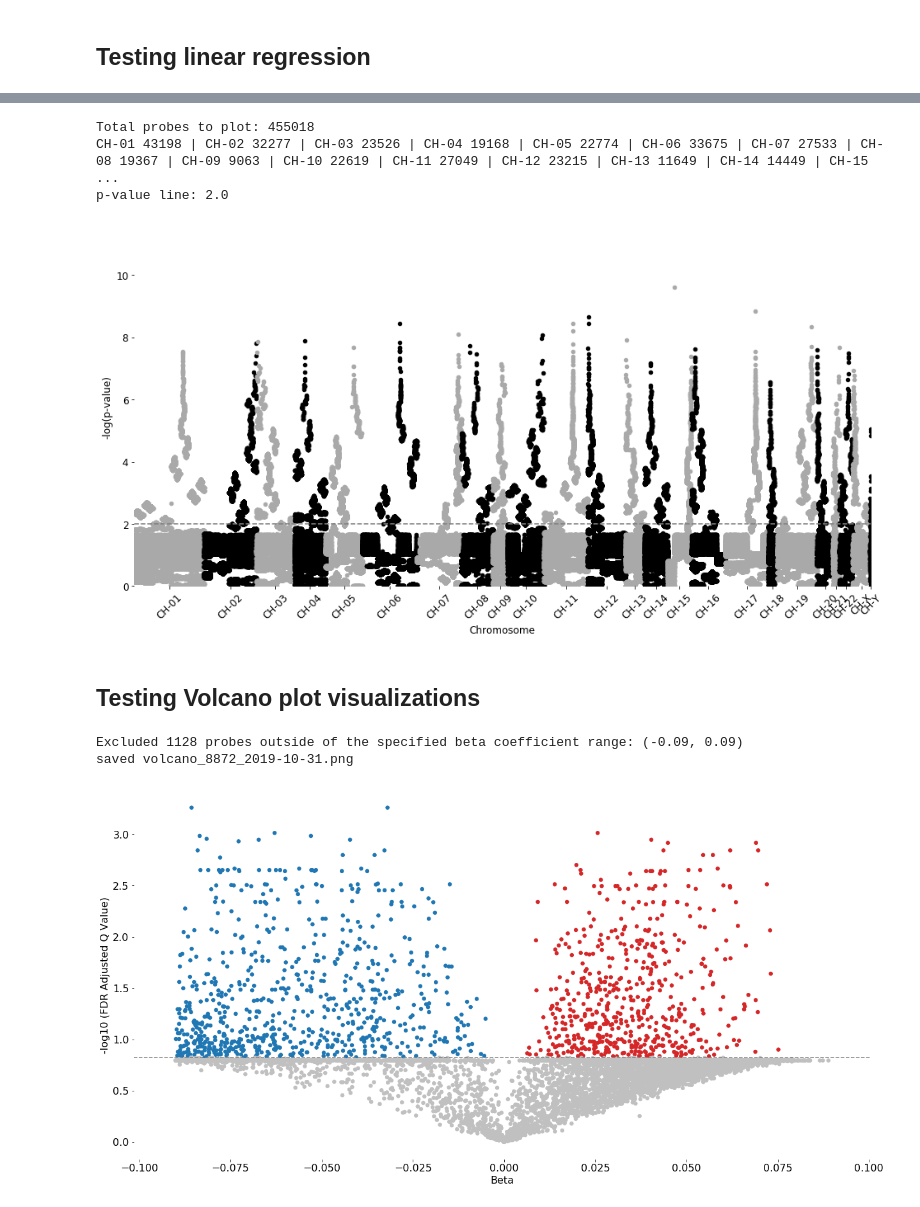
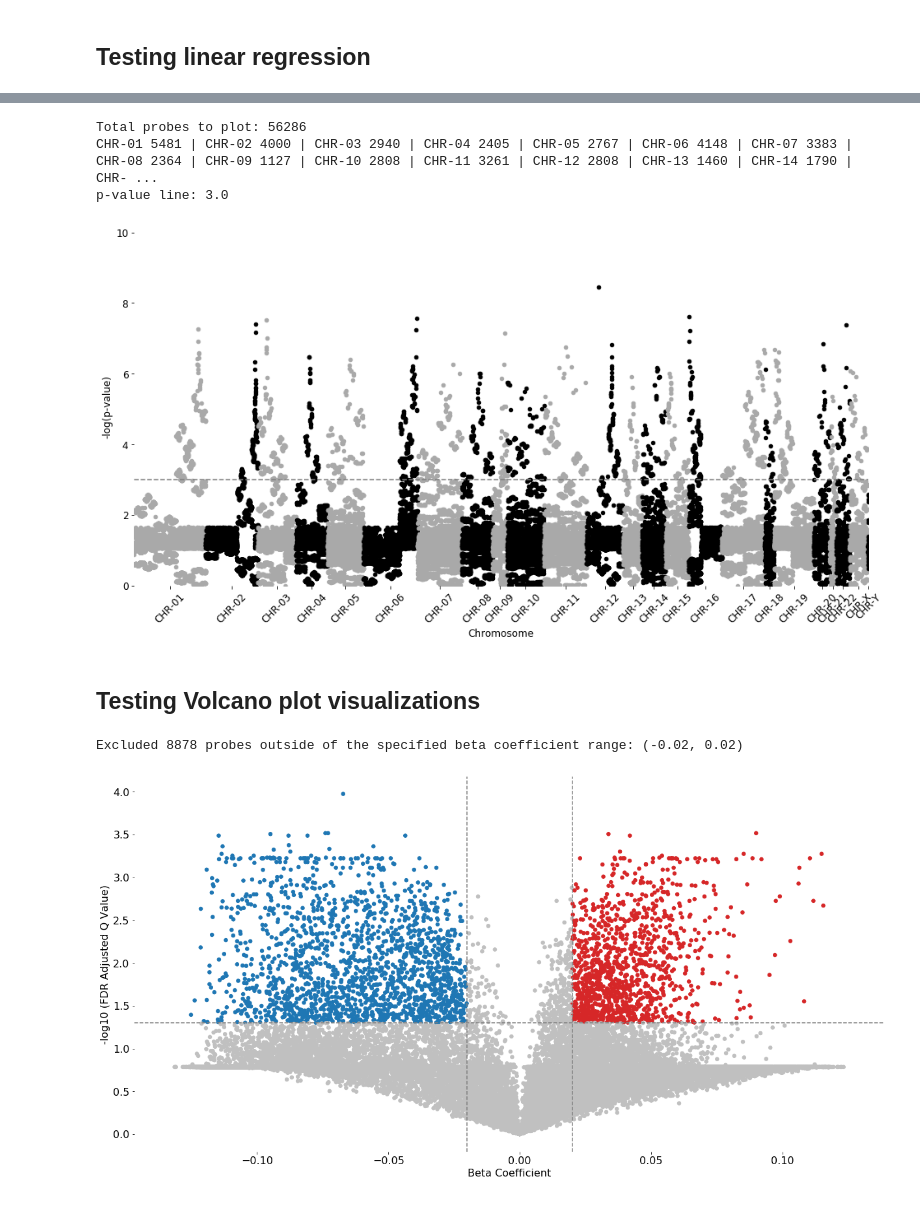
Before and after one commit to FoxoTech/methylize, a Jupyter notebook: docs/demo_diff_meth_pos.ipynb, the cells around one changed output, grey strips where cells are left out. Cells and saved outputs as stored; diff of their text form; code cells hidden in the pictures.

```diff
--- a/docs/demo_diff_meth_pos.ipynb
+++ b/docs/demo_diff_meth_pos.ipynb
@@ -46,8 +23,8 @@ dir()
 # %%
 # load a processed dataset and the phenotype list per sample.
 # in CLI I ran `python -m methylprep process -d GSE69852_copy --betas --m_value to make these files.
-betas = pd.read_pickle('data/GSE69852_beta_values.pkl')
-m_values = pd.read_pickle('data/GSE69852_m_values.pkl')
+betas = pd.read_pickle('../methylize/data/GSE69852_beta_values.pkl')
+m_values = pd.read_pickle('../methylize/data/GSE69852_m_values.pkl')
 betas.head()
 #m_values.head()
 # %% [output]
@@ -134,7 +87,7 @@ interesting_probes
 test_pheno_data2 = ["0","0","0","52","54","57"]
 # %%
 # Run a linear regression on the methylation data versus age of sample
-test_results2 = diff_meth_pos(test_M_values_T, #.iloc[:,:], # ALL probes. slow!
+test_results2 = diff_meth_pos(test_M_values_T.sample(60000, axis=1), #.iloc[:,:], # ALL probes. slow!
                               test_pheno_data2,
                               regression_method="linear")
 # %% [output]
@@ -154,15 +107,14 @@ interesting_probes.head()
 # %%
-manhattan_plot(test_results2, cutoff=0.01, palette='Gray3', save=False)
+manhattan_plot(test_results2, cutoff=0.001, palette='Gray3', save=False)
 # %% [output]
-Total probes to plot: 455018
-CH-01 43198 | CH-02 32277 | CH-03 23526 | CH-04 19168 | CH-05 22774 | CH-06 33675 | CH-07 27533 | CH-08 19367 | CH-09 9063 | CH-10 22619 | CH-11 27049 | CH-12 23215 | CH-13 11649 | CH-14 14449 | CH-15 ...
-p-value line: 2.0
+Total probes to plot: 56286
+CHR-01 5481 | CHR-02 4000 | CHR-03 2940 | CHR-04 2405 | CHR-05 2767 | CHR-06 4148 | CHR-07 3383 | CHR-08 2364 | CHR-09 1127 | CHR-10 2808 | CHR-11 3261 | CHR-12 2808 | CHR-13 1460 | CHR-14 1790 | CHR- ...
+p-value line: 3.0
-[figure, old version]
+[figure, new version]
 # %% [markdown]
 ## Testing Volcano plot visualizations
 # %%
-volcano_plot(test_results2, fontsize=16, cutoff=0.15, beta_coefficient_cutoff=(-0.09,0.09), save=True)
+volcano_plot(test_results2, fontsize=16, cutoff=0.05, beta_coefficient_cutoff=(-0.02,0.02), save=False)
 # %% [output]
-Excluded 1128 probes outside of the specified beta coefficient range: (-0.09, 0.09)
-saved volcano_8872_2019-10-31.png
+Excluded 8878 probes outside of the specified beta coefficient range: (-0.02, 0.02)
-[figure, old version]
+[figure, new version]
```
Also changed, not shown: parts of 7 cells of this notebook, 8 other files.
